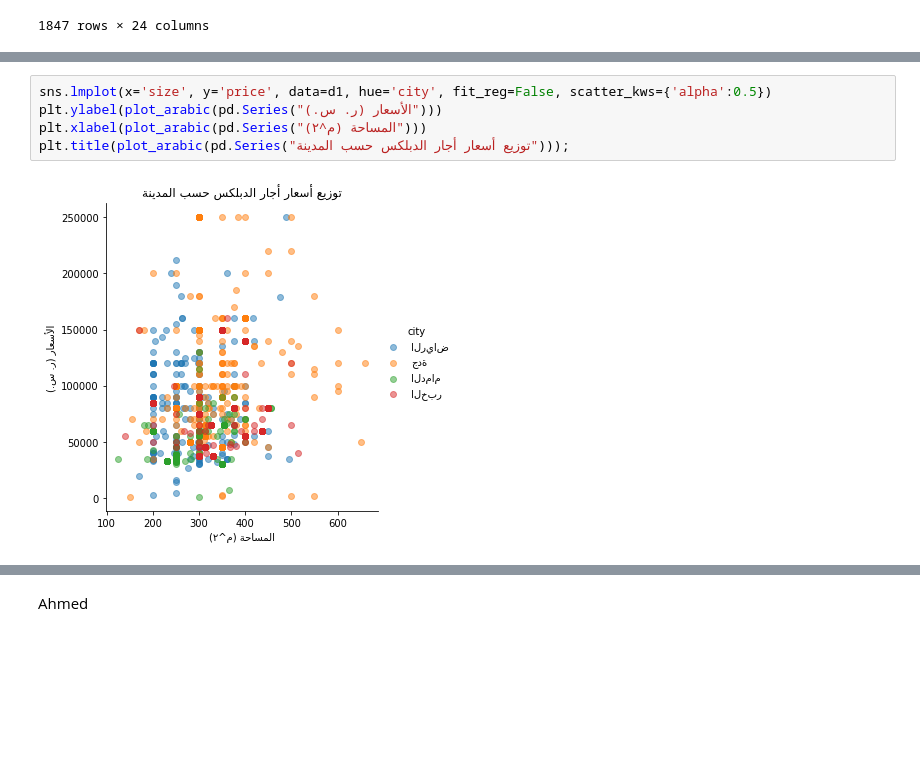
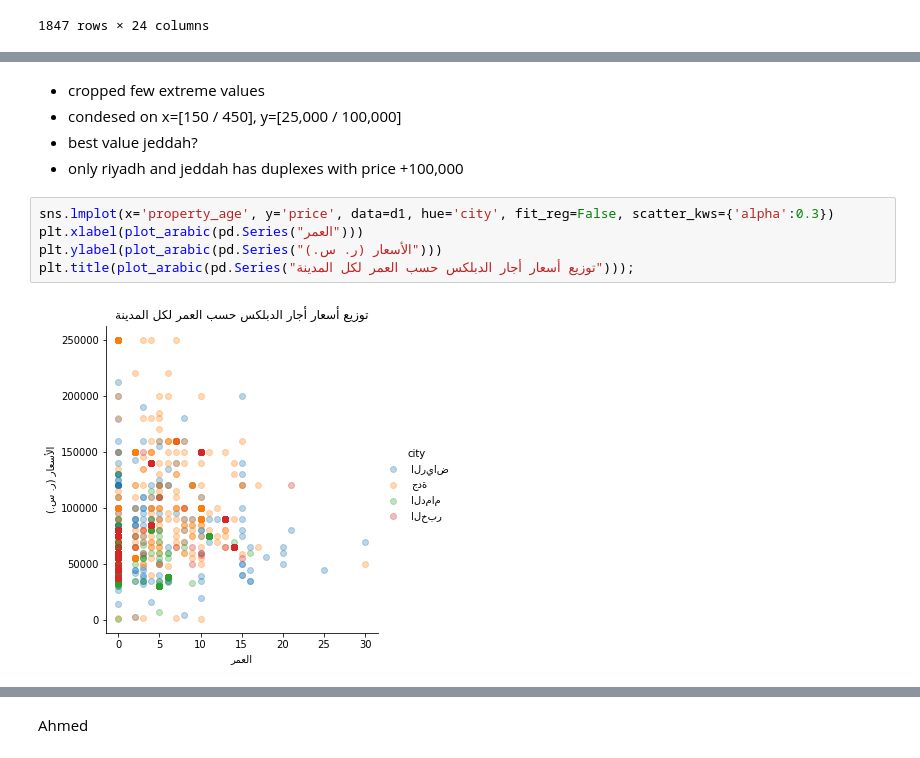
Before and after one commit to Turkinass/Aqar_Real_Estate_EDA, a Jupyter notebook: eda_raw.ipynb, the cells around one changed output, grey strips where cells are left out. Saved outputs shown, nothing was run; the diff lists cells and outputs as text; blank space fills up the shorter version.

Commit message:
added two plots v2

```diff
--- a/eda_raw.ipynb
+++ b/eda_raw.ipynb
@@ -260,7 +267,12 @@ d1
+# %% [markdown]
+- cropped few extreme values
+- condesed on x=[150 / 450], y=[25,000 / 100,000]
+- best value jeddah?
+- only riyadh and jeddah has duplexes with price +100,000
 # %%
-sns.lmplot(x='size', y='price', data=d1, hue='city', fit_reg=False, scatter_kws={'alpha':0.5})
+sns.lmplot(x='property_age', y='price', data=d1, hue='city', fit_reg=False, scatter_kws={'alpha':0.3})
+plt.xlabel(plot_arabic(pd.Series("العمر")))
 plt.ylabel(plot_arabic(pd.Series("الأسعار (ر. س.)")))
-plt.xlabel(plot_arabic(pd.Series("المساحة (م^٢)")))
-plt.title(plot_arabic(pd.Series("توزيع أسعار أجار الدبلكس حسب المدينة")));
+plt.title(plot_arabic(pd.Series("توزيع أسعار أجار الدبلكس حسب العمر لكل المدينة")));
 # %% [output]
-[figure, old version]
+[figure, new version]
```
Also changed, not shown: parts of 3 cells of this notebook.
